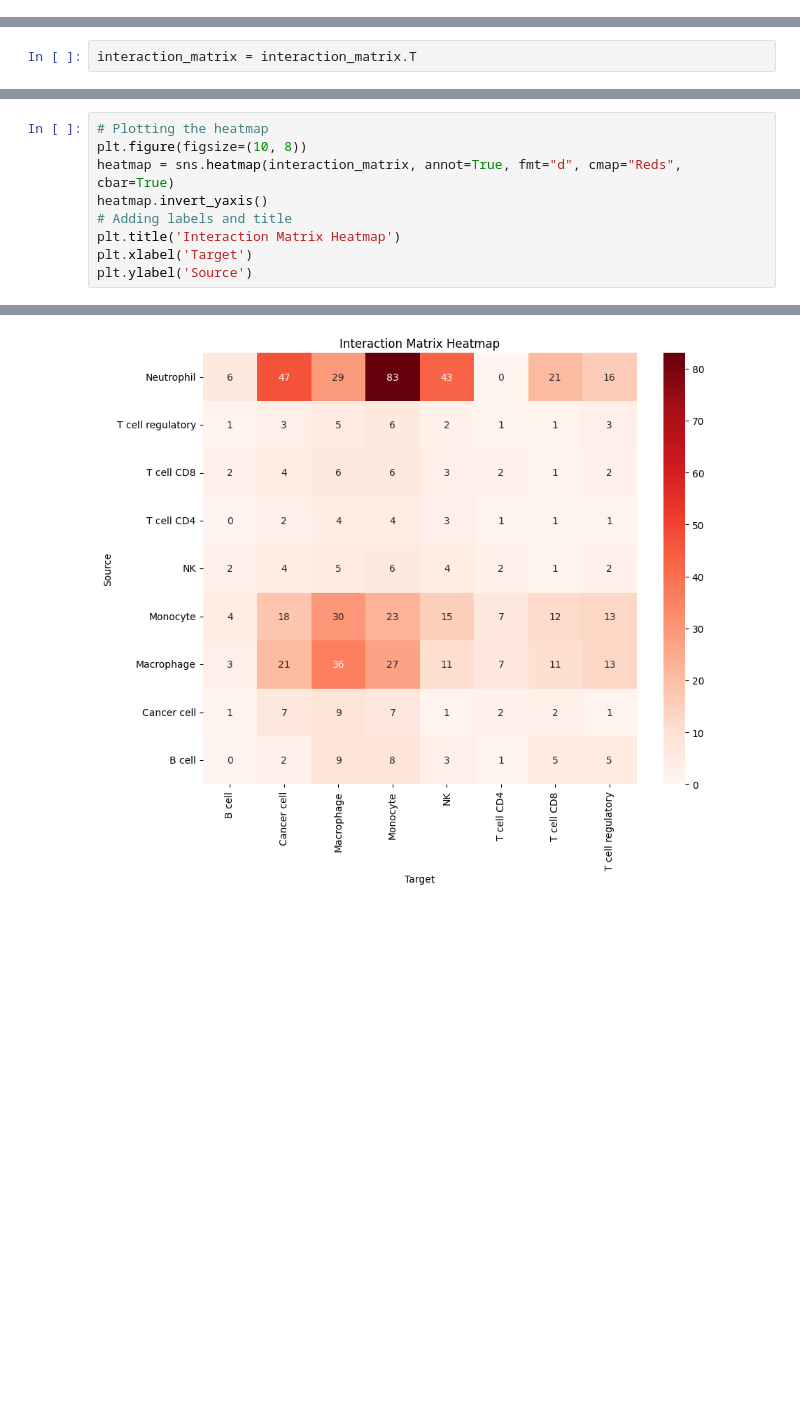
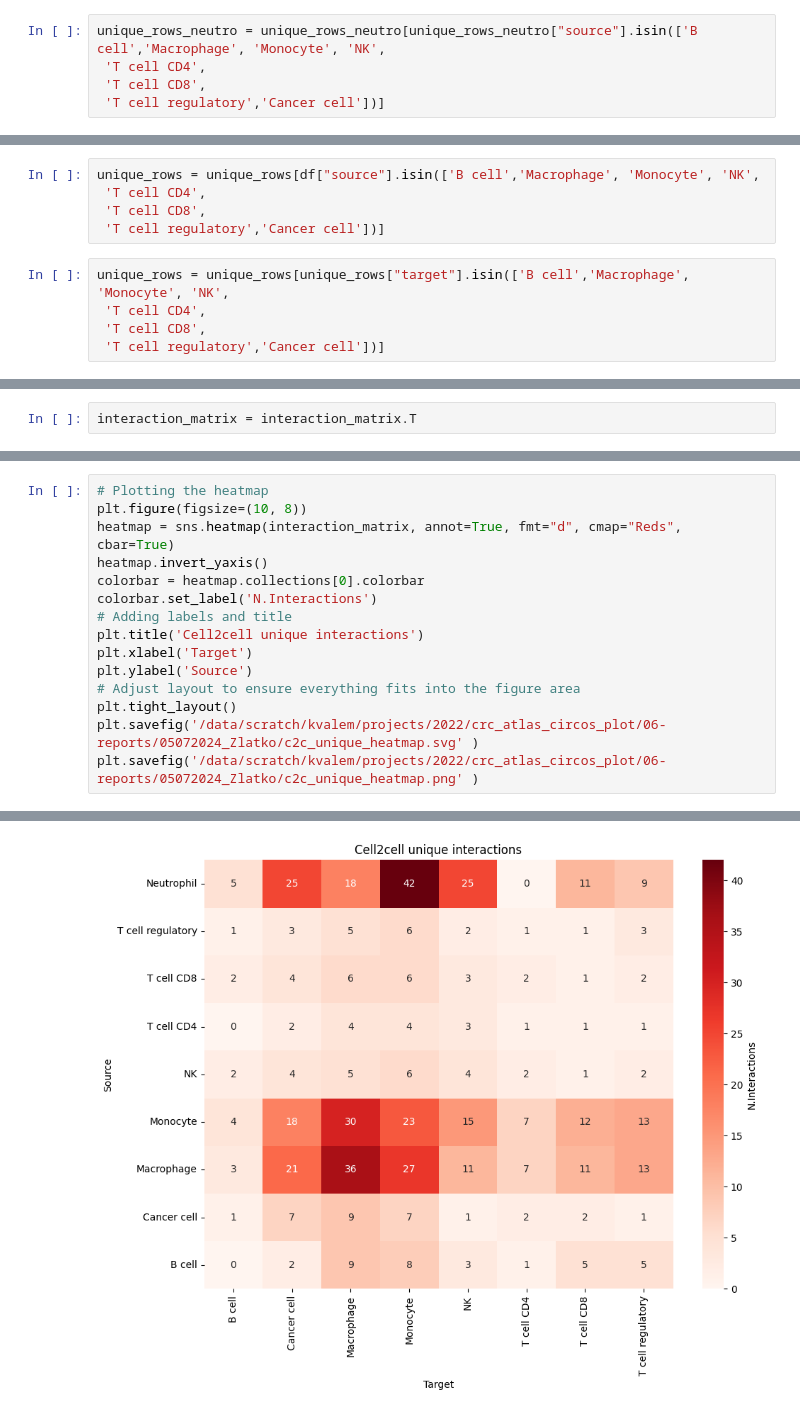
Before and after one commit to ErikaKvalem/crc_atlas_circos_plot, a Jupyter notebook: 02-scripts/c2c_unique_interactions.ipynb, the cells around one changed output, grey strips where cells are left out. Saved outputs shown, nothing was run; the diff lists cells and outputs as text; blank space fills up the shorter version.

Commit message:
unique iunteractions heatmap

```diff
--- a/02-scripts/c2c_unique_interactions.ipynb
+++ b/02-scripts/c2c_unique_interactions.ipynb
@@ -58,3 +54,8 @@ unique_rows_neutro = df_ss_neutro.drop_duplicates(subset="new_column_neutro")
+# %%
+unique_rows_neutro = unique_rows_neutro[unique_rows_neutro["source"].isin(['B cell','Macrophage', 'Monocyte', 'NK',
+ 'T cell CD4',
+ 'T cell CD8',
+ 'T cell regulatory','Cancer cell'])]
 # %%
 unique_sources_neutro = unique_rows_neutro['cluster_1'].unique()
 unique_targets_neutro = unique_rows_neutro['cell_type'].unique()
@@ -78,6 +79,16 @@ See the caveats in the documentation: https://pandas.pydata.org/pandas-docs/stab
   df_ss["new_column"]= df_ss["source_genesymbol"] +  df_ss["target_genesymbol"] + df_ss["source"]+df_ss["target"]
 # %%
 unique_rows = df_ss.drop_duplicates(subset="new_column")
+# %%
+unique_rows = unique_rows[df["source"].isin(['B cell','Macrophage', 'Monocyte', 'NK',
+ 'T cell CD4',
+ 'T cell CD8',
+ 'T cell regulatory','Cancer cell'])]
+# %%
+unique_rows = unique_rows[unique_rows["target"].isin(['B cell','Macrophage', 'Monocyte', 'NK',
+ 'T cell CD4',
+ 'T cell CD8',
+ 'T cell regulatory','Cancer cell'])]
 # %%
 unique_sources = unique_rows['cell_type'].unique()
 unique_targets = unique_rows['cell_type'].unique()
@@ -96,8 +147,14 @@ interaction_matrix = interaction_matrix.T
 plt.figure(figsize=(10, 8))
 heatmap = sns.heatmap(interaction_matrix, annot=True, fmt="d", cmap="Reds", cbar=True)
 heatmap.invert_yaxis()
+colorbar = heatmap.collections[0].colorbar
+colorbar.set_label('N.Interactions')
 # Adding labels and title
-plt.title('Interaction Matrix Heatmap')
+plt.title('Cell2cell unique interactions')
 plt.xlabel('Target')
 plt.ylabel('Source')
+# Adjust layout to ensure everything fits into the figure area
+plt.tight_layout()
+plt.savefig('/data/scratch/kvalem/projects/2022/crc_atlas_circos_plot/06-reports/05072024_Zlatko/c2c_unique_heatmap.svg' )
+plt.savefig('/data/scratch/kvalem/projects/2022/crc_atlas_circos_plot/06-reports/05072024_Zlatko/c2c_unique_heatmap.png' )
 # %% [output]
@@ -105 +161 @@ Text(95.72222222222221, 0.5, 'Source')
-[figure, old version]
+[figure, new version]
```
Also changed, not shown: parts of 9 cells of this notebook, 2 other files.
